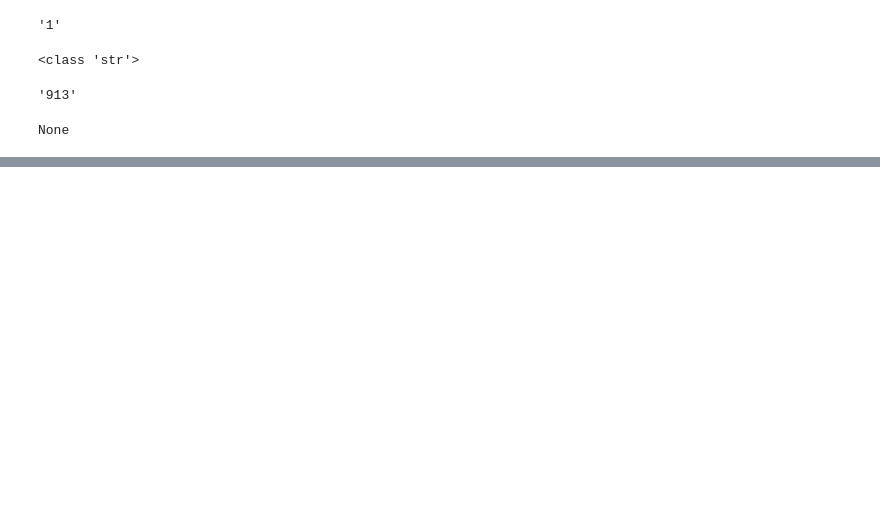
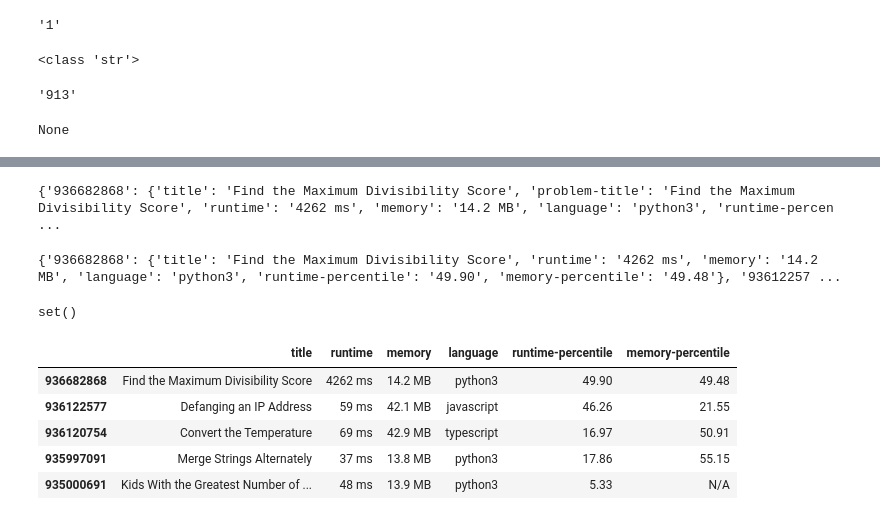
Before and after one commit to ChrisIBill/leetcode-acct-scraper, a Jupyter notebook: src/runner.ipynb, the cells around one changed output, grey strips where cells are left out. Drawn from its saved outputs; the diff is of its cells as text; code cells hidden in the pictures; blank space fills up the shorter version.

```diff
--- a/src/runner.ipynb
+++ b/src/runner.ipynb
@@ -14,7 +14,7 @@ print(existingProblems)
 # %%
 driver = utils.launchDriver()
 # %%
-data = scrapers.problemScraper(driver, existingProblems)
+data = scrapers.problemScraper(driver, existingProblems, 5)
 # %% [output]
 Alert Detected:  ✨ New Problem Category!
 Try the new JavaScript questions to prepare for your Front-End Interview
@@ -93,3 +74,5 @@ test
 print(test)
 # %% [output]
 None
+# %%
+data1, data2 = scrapers.profileScraper('kevindsmith115', set())
@@ -95,0 +98,25 @@ None
+# %%
+print(data1)
+# %% [output]
+{'936682868': {'title': 'Find the Maximum Divisibility Score', 'problem-title': 'Find the Maximum Divisibility Score', 'runtime': '4262 ms', 'memory': '14.2 MB', 'language': 'python3', 'runtime-percen ...
+# %%
+for d in data1:
+    data1[d].pop('problem-title')
+print(data1)
+# %% [output]
+{'936682868': {'title': 'Find the Maximum Divisibility Score', 'runtime': '4262 ms', 'memory': '14.2 MB', 'language': 'python3', 'runtime-percentile': '49.90', 'memory-percentile': '49.48'}, '93612257 ...
+# %%
+print(data2)
+# %% [output]
+set()
+# %%
+import pandas as pd
+profdf = pd.DataFrame.from_dict(data1, orient='index')
+profdf.head()
+# %% [output]
+|  | title | runtime | memory | language | runtime-percentile | memory-percentile |
+| 936682868 | Find the Maximum Divisibility Score | 4262 ms | 14.2 MB | python3 | 49.90 | 49.48 |
+| 936122577 | Defanging an IP Address | 59 ms | 42.1 MB | javascript | 46.26 | 21.55 |
+| 936120754 | Convert the Temperature | 69 ms | 42.9 MB | typescript | 16.97 | 50.91 |
+| 935997091 | Merge Strings Alternately | 37 ms | 13.8 MB | python3 | 17.86 | 55.15 |
+| 935000691 | Kids With the Greatest Number of ... | 48 ms | 13.9 MB | python3 | 5.33 | N/A |
```
Also changed, not shown: parts of 9 cells of this notebook, 4 other files.
